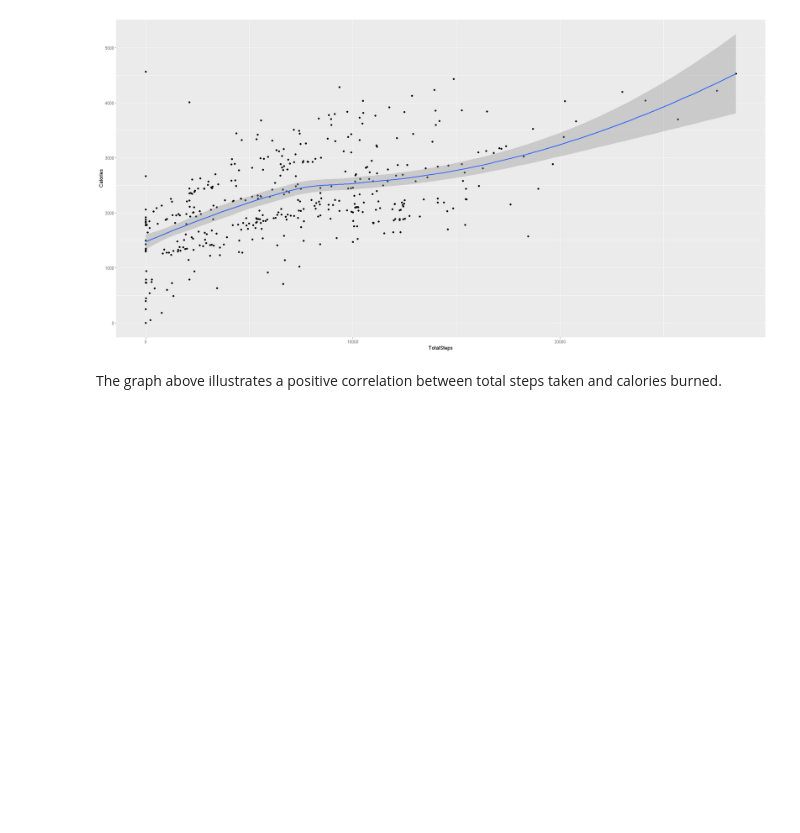
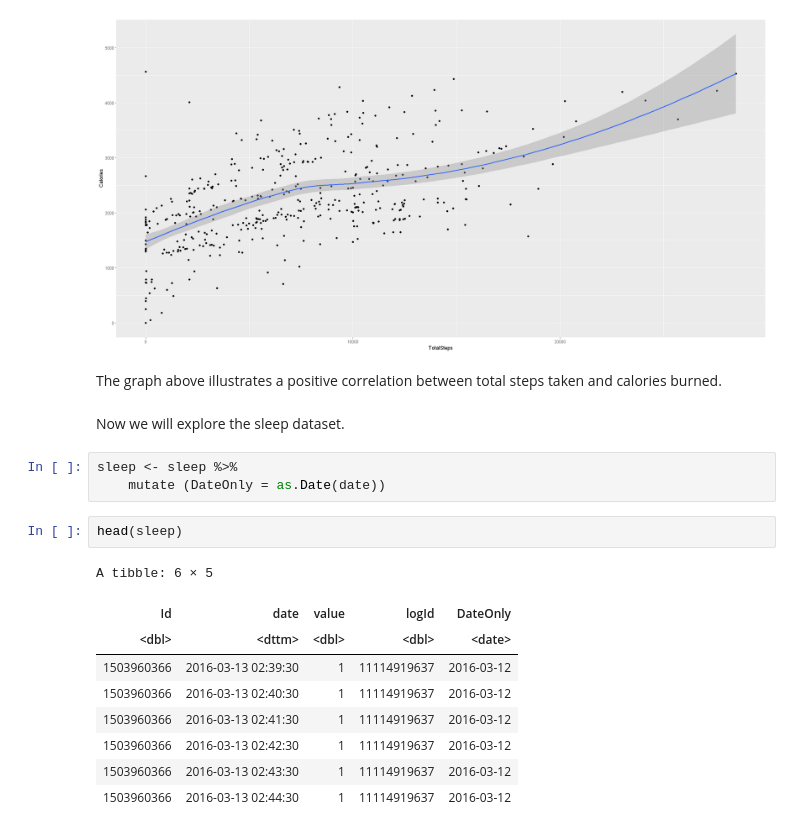
Before and after one commit to abdrau26/Bellabeat_Case_Study_Using_R, a Jupyter notebook: Bellabeat Case Study.ipynb, the cells around one changed output. Drawn from its saved outputs; the diff is of its cells as text; blank space fills up the shorter version.

```diff
--- a/Bellabeat Case Study.ipynb
+++ b/Bellabeat Case Study.ipynb
@@ -536,3 +536,20 @@ ggplot(data = daily_activity, aes(x=TotalSteps,y = Calories))+
 [figure]
 # %% [markdown]
 The graph above illustrates a positive correlation between total steps taken and calories burned.
+# %% [markdown]
+Now we will explore the sleep dataset.
+# %%
+sleep <- sleep %>%
+    mutate (DateOnly = as.Date(date))
+# %%
+head(sleep)
+# %% [output]
+A tibble: 6 × 5
+| Id | date | value | logId | DateOnly |
+| <dbl> | <dttm> | <dbl> | <dbl> | <date> |
+| 1503960366 | 2016-03-13 02:39:30 | 1 | 11114919637 | 2016-03-12 |
+| 1503960366 | 2016-03-13 02:40:30 | 1 | 11114919637 | 2016-03-12 |
+| 1503960366 | 2016-03-13 02:41:30 | 1 | 11114919637 | 2016-03-12 |
+| 1503960366 | 2016-03-13 02:42:30 | 1 | 11114919637 | 2016-03-12 |
+| 1503960366 | 2016-03-13 02:43:30 | 1 | 11114919637 | 2016-03-12 |
+| 1503960366 | 2016-03-13 02:44:30 | 1 | 11114919637 | 2016-03-12 |
```
Also changed, not shown: parts of 9 cells of this notebook.
